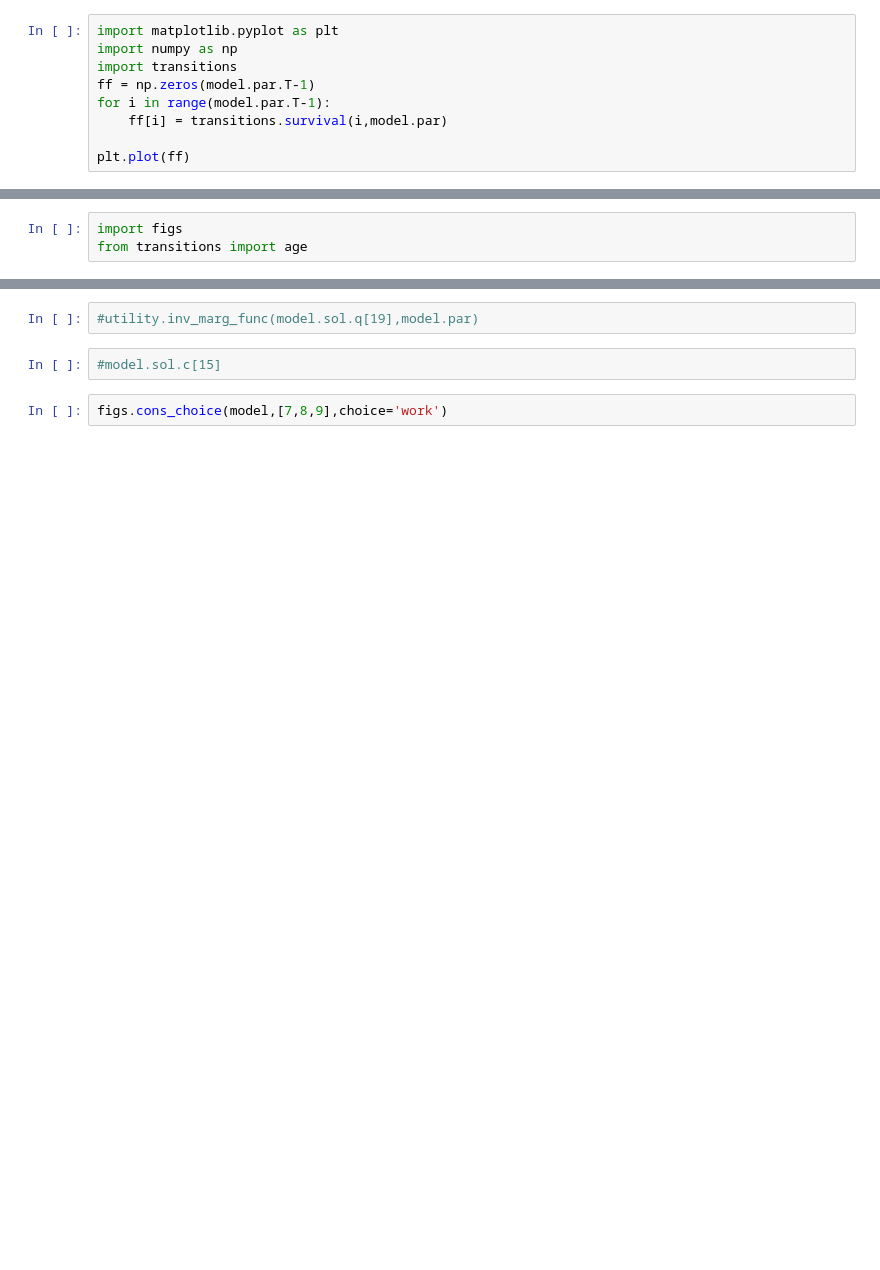
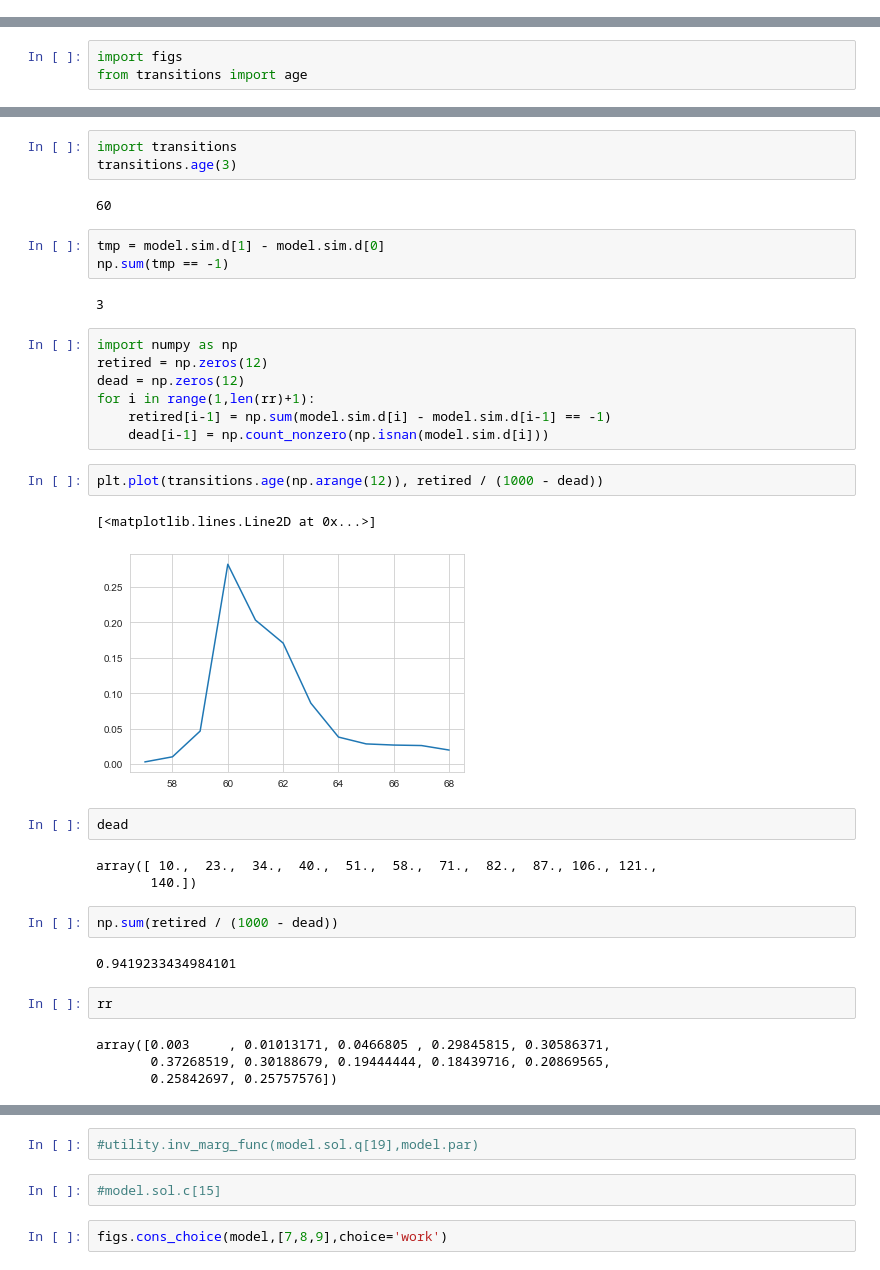
Before and after one commit to mathiassunesen/Speciale_retirement, a Jupyter notebook: Main/Frederik.ipynb, the cells around one changed output, grey strips where cells are left out. Saved outputs shown, nothing was run; the diff lists cells and outputs as text; blank space fills up the shorter version.

```diff
--- a/Main/Frederik.ipynb
+++ b/Main/Frederik.ipynb
@@ -7,12 +7,3 @@ runtools.write_numba_config(disable=0,threads=8)
 %autoreload 2
 # %%
 from Model import RetirementModelClass
-# %%
-import matplotlib.pyplot as plt
-import numpy as np
-import transitions
-ff = np.zeros(model.par.T-1)
-for i in range(model.par.T-1):
-    ff[i] = transitions.survival(i,model.par)
-
-plt.plot(ff)
@@ -79,0 +49,37 @@ figs.lifecycle(model,['d','alive'])
+# %%
+import transitions
+transitions.age(3)
+# %% [output]
+60
+# %%
+tmp = model.sim.d[1] - model.sim.d[0]
+np.sum(tmp == -1)
+# %% [output]
+3
+# %%
+import numpy as np
+retired = np.zeros(12)
+dead = np.zeros(12)
+for i in range(1,len(rr)+1):
+    retired[i-1] = np.sum(model.sim.d[i] - model.sim.d[i-1] == -1)
+    dead[i-1] = np.count_nonzero(np.isnan(model.sim.d[i]))
+# %%
+plt.plot(transitions.age(np.arange(12)), retired / (1000 - dead))
+# %% [output]
+[<matplotlib.lines.Line2D at 0x...>]
+[figure, added]
+# %%
+dead
+# %% [output]
+array([ 10.,  23.,  34.,  40.,  51.,  58.,  71.,  82.,  87., 106., 121.,
+       140.])
+# %%
+np.sum(retired / (1000 - dead))
+# %% [output]
+0.9419233434984101
+# %%
+rr
+# %% [output]
+array([0.003     , 0.01013171, 0.0466805 , 0.29845815, 0.30586371,
+       0.37268519, 0.30188679, 0.19444444, 0.18439716, 0.20869565,
+       0.25842697, 0.25757576])
```
Also changed, not shown: parts of 18 cells of this notebook, 4 other files.
